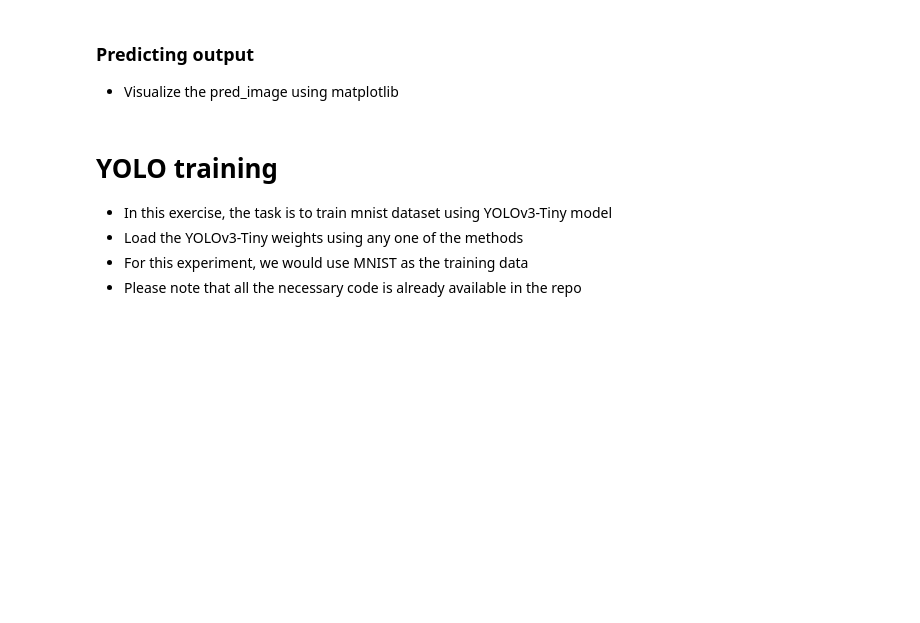
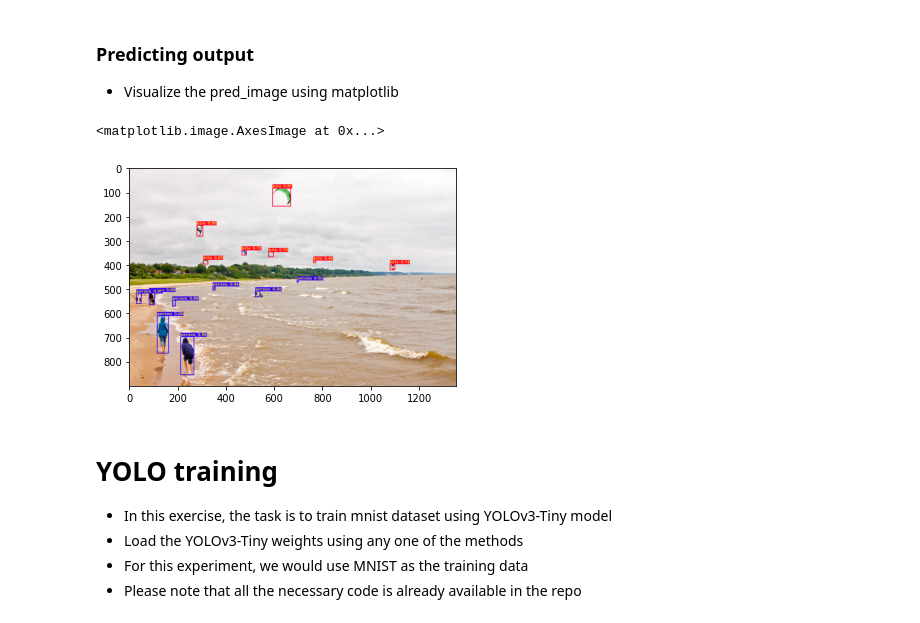
Before and after one commit to mario-rot/ComputerVisionCourse-MAI, a Jupyter notebook: Session 9/P9_Mario_lauren.ipynb, the cells around one changed output. Saved outputs shown, nothing was run; the diff lists cells and outputs as text; code cells hidden in the pictures; blank space fills up the shorter version.

```diff
--- a/Session 9/P9_Mario_lauren.ipynb
+++ b/Session 9/P9_Mario_lauren.ipynb
@@ -243,6 +309,10 @@ pred_image = draw_bbox(image, bboxes, CLASSES=YOLO_COCO_CLASSES, rectangle_color
 *   Visualize the pred_image using matplotlib
 # %%
 # solution
+plt.imshow(pred_image)
+# %% [output]
+<matplotlib.image.AxesImage at 0x...>
+[figure, added]
 # %% [markdown]
 # YOLO training
 
```
Also changed, not shown: parts of 27 cells of this notebook.
